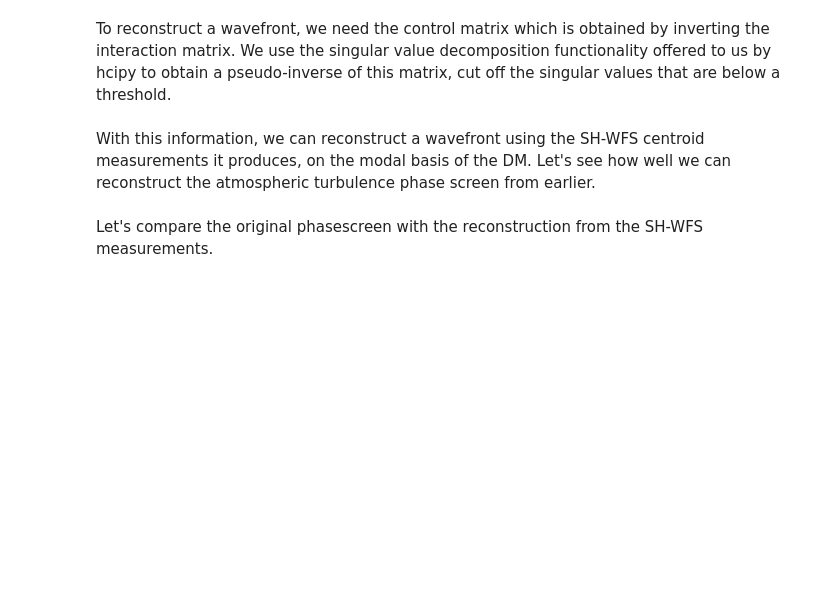
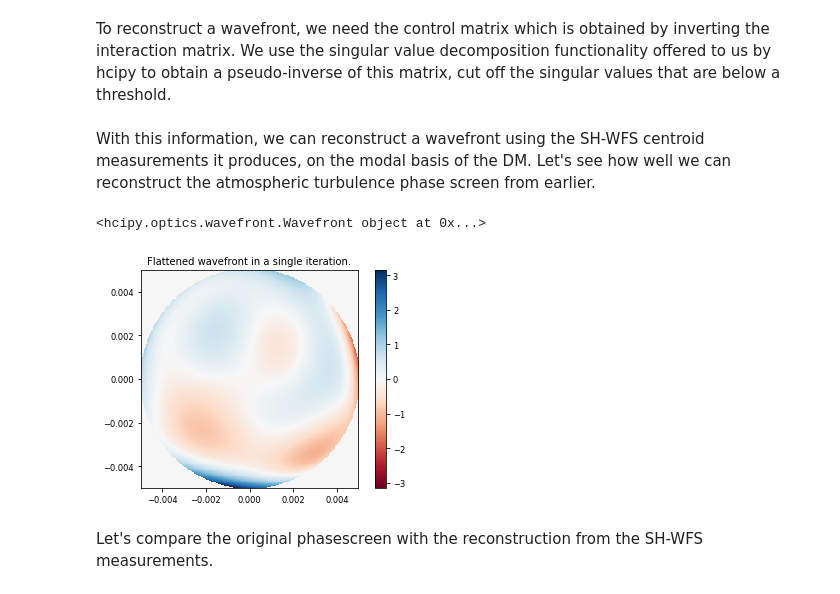
Before and after one commit to ehpor/hcipy, a Jupyter notebook: doc/Wavefront_sensing_1.ipynb, the cells around one changed output. Saved outputs shown, nothing was run; the diff lists cells and outputs as text; code cells hidden in the pictures; blank space fills up the shorter version.

Commit message:
Corrected initialization of flattened wavefron after a single pass through dm

```diff
--- a/doc/Wavefront_sensing_1.ipynb
+++ b/doc/Wavefront_sensing_1.ipynb
@@ -113,27 +141,47 @@ With this information, we can reconstruct a wavefront using the SH-WFS centroid
 # %%
 # Reset the DM modes to zero amplitude
 dm.actuators = np.zeros(dm.actuators.shape)
 
 # Propagate the wavefront through the WFS optics
+
+print(wf2sense)
+
 dm_wf = dm.forward(wf2sense)
 sh_wf = shwfs.forward(dm_wf)
 sh_img = sh_wf.power
 
 # Estimate
 meas_vec = shwfse.estimate([sh_img])
 meas_vec = meas_vec.ravel()
 
 # Calculate the DM mode amplitudes to represent this wavefront
 amplitudes = control_mat.dot(meas_vec - ref)
 amplitudes -= amplitudes.mean() # subtract average to remove piston aberration
 
+
+
+gain = 0.1
+
+dm.actuators -= gain * amplitudes
+
+flattened_wf = dm.forward(wf2sense)
+wf_rms_error = np.sqrt(np.mean(np.square(flattened_wf.phase)))
+imshow_field(flattened_wf.phase, vmin=-np.pi, vmax=np.pi, cmap='RdBu')
+plt.title("Flattened wavefront in a single iteration.")
+plt.colorbar()
+plt.show()
+
+
 # Set the DM modes to these amplitudes calculate the wavefront this represents
-reconstructed_phase = np.dot(dm.influence_functions.transformation_matrix, amplitudes)
-e_field = Field(np.exp(1j * wf_phase), pupil_grid)
-wfrecon = Wavefront(e_field * aperture(pupil_grid), wavelength)
-wfrecon.total_power = 1
-
-imshow_field(wfrecon.phase, vmin=-np.pi, vmax=np.pi, cmap='RdBu'); plt.colorbar()
+#reconstructed_phase = np.dot(dm.influence_functions.transformation_matrix, amplitudes)
+#e_field = Field(np.exp(1j * reconstructed_phase), pupil_grid)
+#wfrecon = Wavefront(e_field * aperture(pupil_grid), wavelength)
+#wfrecon.total_power = 1
+#
+#imshow_field(wfrecon.phase, vmin=-np.pi, vmax=np.pi, cmap='RdBu'); plt.colorbar()
+# %% [output]
+<hcipy.optics.wavefront.Wavefront object at 0x...>
+[figure, added]
 # %% [markdown]
 Let's compare the original phasescreen with the reconstruction from the SH-WFS measurements.
 # %%
```
Also changed, not shown: parts of 7 cells of this notebook.
